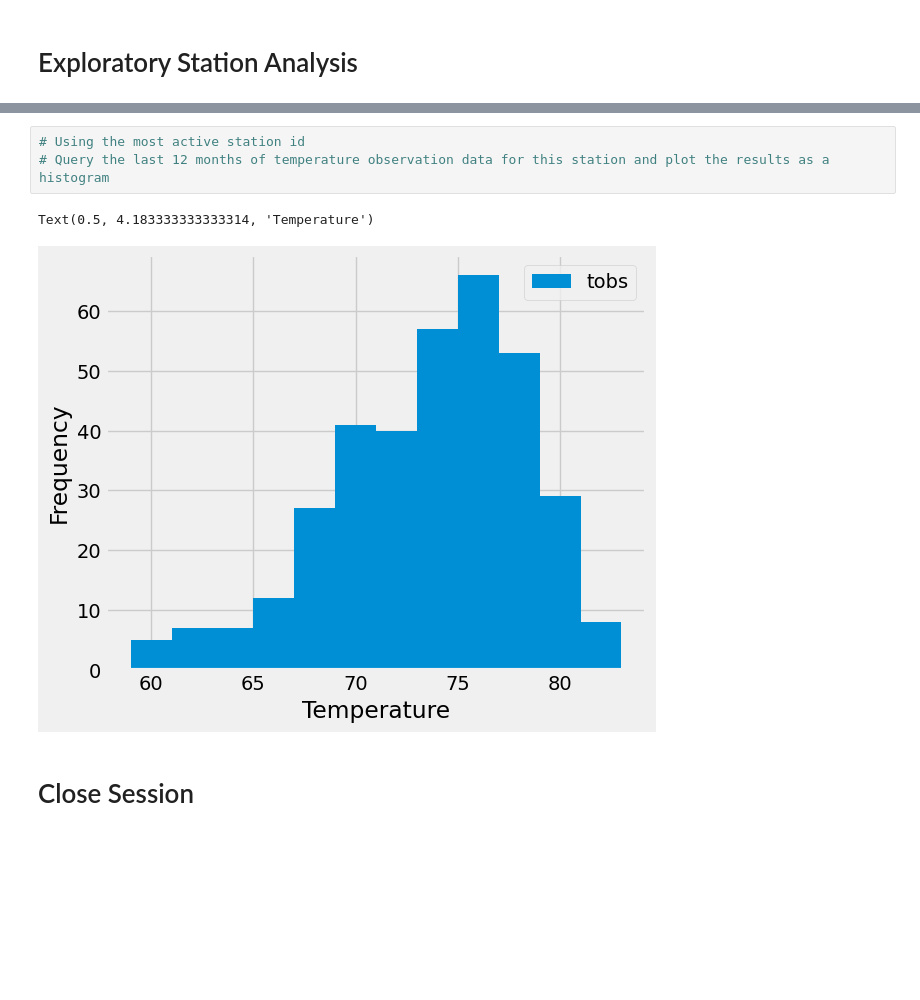
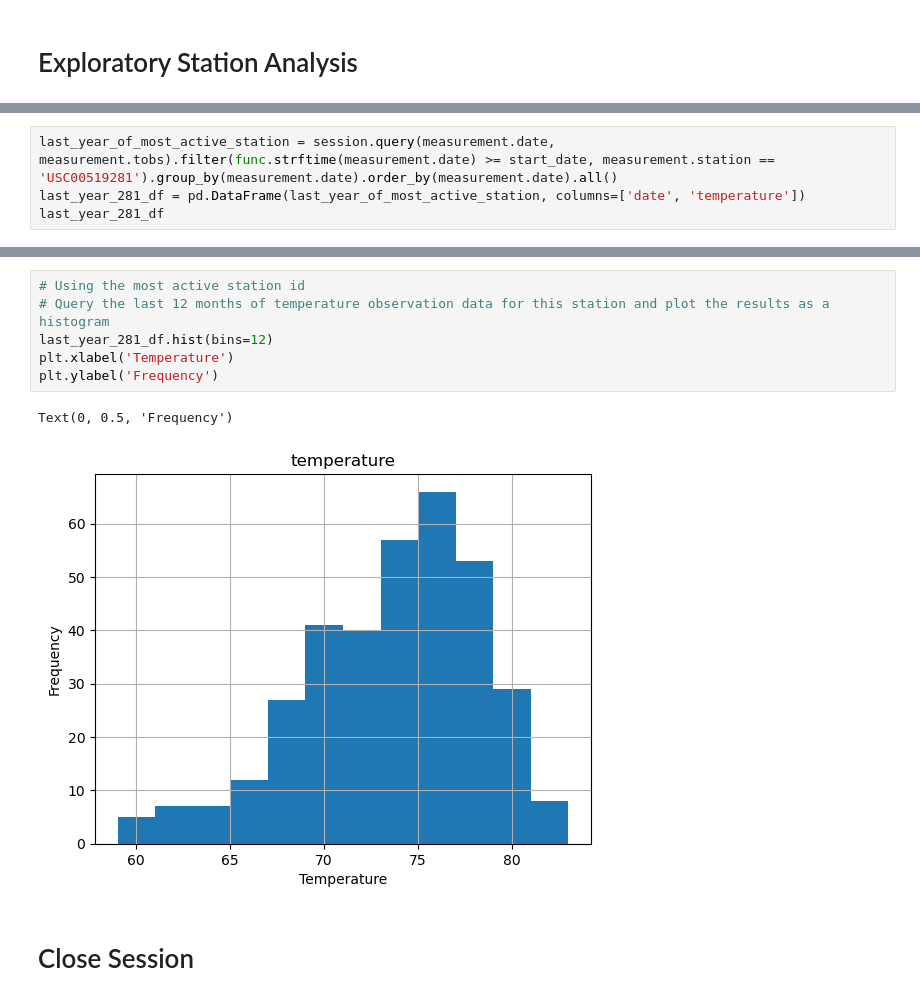
Before and after one commit to speersma/sqlalchemy-challenge, a Jupyter notebook: climate_starter.ipynb, the cells around one changed output, grey strips where cells are left out. Drawn from its saved outputs; the diff is of its cells as text; blank space fills up the shorter version.

Commit message:
finished the station analysis in the jupyter notebook

```diff
--- a/climate_starter.ipynb
+++ b/climate_starter.ipynb
@@ -112,0 +120,4 @@ df.describe()
+# %%
+last_year_of_most_active_station = session.query(measurement.date, measurement.tobs).filter(func.strftime(measurement.date) >= start_date, measurement.station == 'USC00519281').group_by(measurement.date).order_by(measurement.date).all()
+last_year_281_df = pd.DataFrame(last_year_of_most_active_station, columns=['date', 'temperature'])
+last_year_281_df
@@ -113,9 +138,12 @@ df.describe()
 # %%
 # Using the most active station id
 # Query the last 12 months of temperature observation data for this station and plot the results as a histogram
+last_year_281_df.hist(bins=12)
+plt.xlabel('Temperature')
+plt.ylabel('Frequency')
 # %% [output]
-Text(0.5, 4.183333333333314, 'Temperature')
+Text(0, 0.5, 'Frequency')
-[figure, old version]
+[figure, new version]
 # %% [markdown]
 # Close Session
 # %%
```
Also changed, not shown: parts of 6 cells of this notebook.
